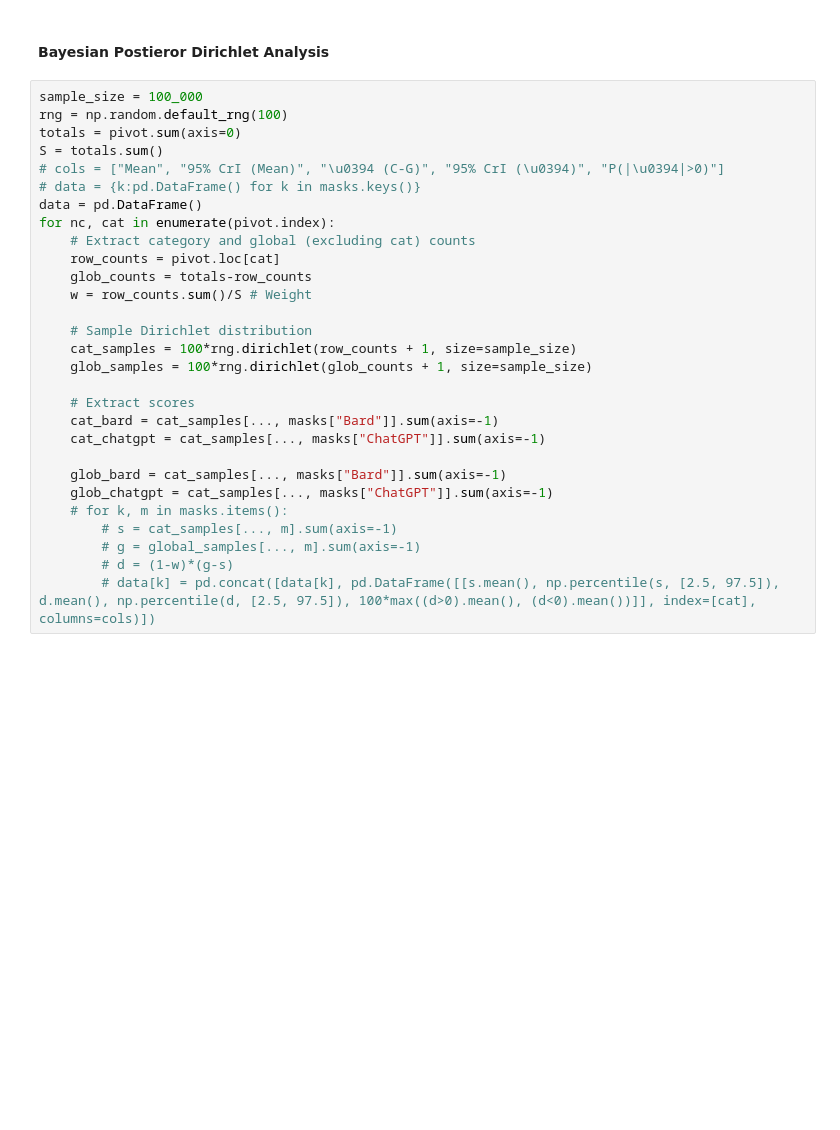
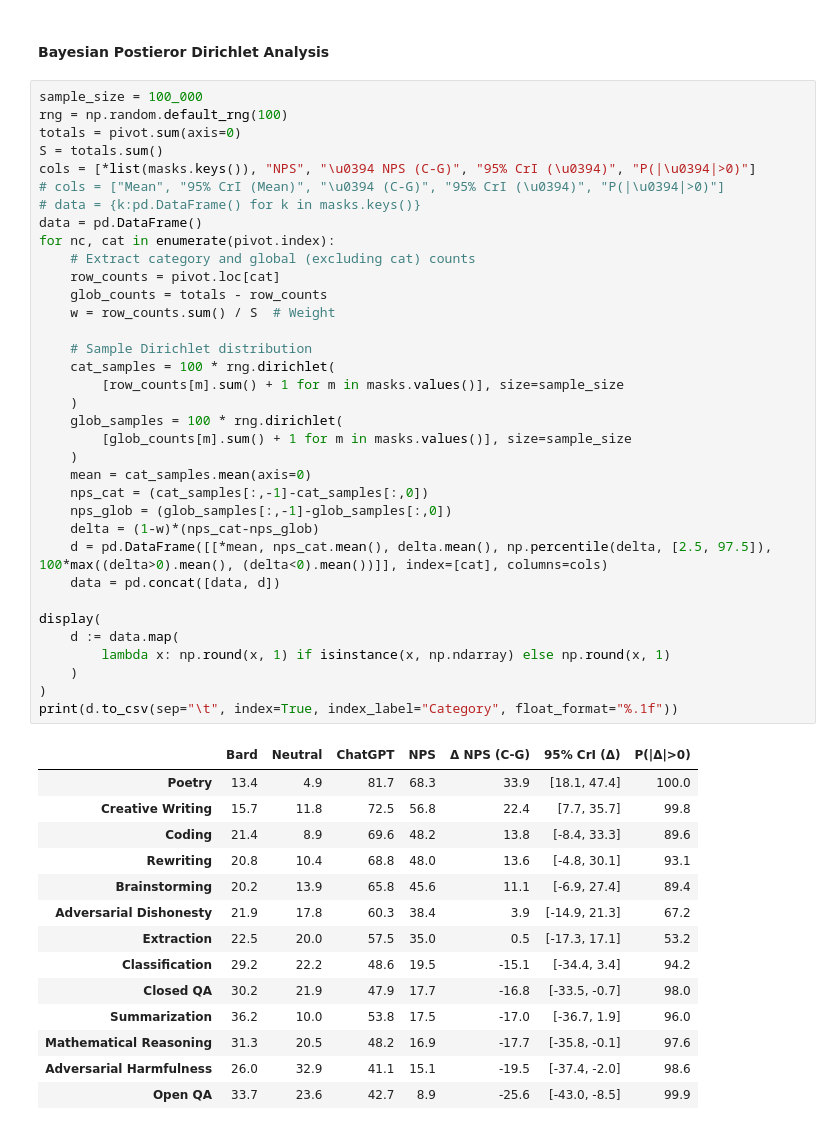
Before and after one commit to aswyatt/DA-Python, a Jupyter notebook: Interview/Data Analysis 1/Human Eval Bard.ipynb, the cells around one changed output. Drawn from its saved outputs; the diff is of its cells as text; blank space fills up the shorter version.

```diff
--- a/Interview/Data Analysis 1/Human Eval Bard.ipynb
+++ b/Interview/Data Analysis 1/Human Eval Bard.ipynb
@@ -806,29 +796,50 @@ plt.show()
 # %%
 sample_size = 100_000
 rng = np.random.default_rng(100)
 totals = pivot.sum(axis=0)
 S = totals.sum()
+cols = [*list(masks.keys()), "NPS", "\u0394 NPS (C-G)", "95% CrI (\u0394)", "P(|\u0394|>0)"]
 # cols = ["Mean", "95% CrI (Mean)", "\u0394 (C-G)", "95% CrI (\u0394)", "P(|\u0394|>0)"]
 # data = {k:pd.DataFrame() for k in masks.keys()}
 data = pd.DataFrame()
 for nc, cat in enumerate(pivot.index):
     # Extract category and global (excluding cat) counts
     row_counts = pivot.loc[cat]
-    glob_counts = totals-row_counts
-    w = row_counts.sum()/S # Weight
+    glob_counts = totals - row_counts
+    w = row_counts.sum() / S  # Weight
 
     # Sample Dirichlet distribution
-    cat_samples = 100*rng.dirichlet(row_counts + 1, size=sample_size)
-    glob_samples = 100*rng.dirichlet(glob_counts + 1, size=sample_size)
+    cat_samples = 100 * rng.dirichlet(
+        [row_counts[m].sum() + 1 for m in masks.values()], size=sample_size
+    )
+    glob_samples = 100 * rng.dirichlet(
+        [glob_counts[m].sum() + 1 for m in masks.values()], size=sample_size
+    )
+    mean = cat_samples.mean(axis=0)
+    nps_cat = (cat_samples[:,-1]-cat_samples[:,0])
+    nps_glob = (glob_samples[:,-1]-glob_samples[:,0])
+    delta = (1-w)*(nps_cat-nps_glob)
+    d = pd.DataFrame([[*mean, nps_cat.mean(), delta.mean(), np.percentile(delta, [2.5, 97.5]), 100*max((delta>0).mean(), (delta<0).mean())]], index=[cat], columns=cols)
+    data = pd.concat([data, d])
 
-    # Extract scores
-    cat_bard = cat_samples[..., masks["Bard"]].sum(axis=-1)
-    cat_chatgpt = cat_samples[..., masks["ChatGPT"]].sum(axis=-1)
-
-    glob_bard = cat_samples[..., masks["Bard"]].sum(axis=-1)
-    glob_chatgpt = cat_samples[..., masks["ChatGPT"]].sum(axis=-1)
-    # for k, m in masks.items():
-        # s = cat_samples[..., m].sum(axis=-1)
-        # g = global_samples[..., m].sum(axis=-1)
-        # d = (1-w)*(g-s)
-        # data[k] = pd.concat([data[k], pd.DataFrame([[s.mean(), np.percentile(s, [2.5, 97.5]), d.mean(), np.percentile(d, [2.5, 97.5]), 100*max((d>0).mean(), (d<0).mean())]], index=[cat], columns=cols)])
+display(
+    d := data.map(
+        lambda x: np.round(x, 1) if isinstance(x, np.ndarray) else np.round(x, 1)
+    )
+)
+print(d.to_csv(sep="\t", index=True, index_label="Category", float_format="%.1f"))
+# %% [output]
+|  | Bard | Neutral | ChatGPT | NPS | Δ NPS (C-G) | 95% CrI (Δ) | P(|Δ|>0) |
+| Poetry | 13.4 | 4.9 | 81.7 | 68.3 | 33.9 | [18.1, 47.4] | 100.0 |
+| Creative Writing | 15.7 | 11.8 | 72.5 | 56.8 | 22.4 | [7.7, 35.7] | 99.8 |
+| Coding | 21.4 | 8.9 | 69.6 | 48.2 | 13.8 | [-8.4, 33.3] | 89.6 |
+| Rewriting | 20.8 | 10.4 | 68.8 | 48.0 | 13.6 | [-4.8, 30.1] | 93.1 |
+| Brainstorming | 20.2 | 13.9 | 65.8 | 45.6 | 11.1 | [-6.9, 27.4] | 89.4 |
+| Adversarial Dishonesty | 21.9 | 17.8 | 60.3 | 38.4 | 3.9 | [-14.9, 21.3] | 67.2 |
+| Extraction | 22.5 | 20.0 | 57.5 | 35.0 | 0.5 | [-17.3, 17.1] | 53.2 |
+| Classification | 29.2 | 22.2 | 48.6 | 19.5 | -15.1 | [-34.4, 3.4] | 94.2 |
+| Closed QA | 30.2 | 21.9 | 47.9 | 17.7 | -16.8 | [-33.5, -0.7] | 98.0 |
+| Summarization | 36.2 | 10.0 | 53.8 | 17.5 | -17.0 | [-36.7, 1.9] | 96.0 |
+| Mathematical Reasoning | 31.3 | 20.5 | 48.2 | 16.9 | -17.7 | [-35.8, -0.1] | 97.6 |
+| Adversarial Harmfulness | 26.0 | 32.9 | 41.1 | 15.1 | -19.5 | [-37.4, -2.0] | 98.6 |
+| Open QA | 33.7 | 23.6 | 42.7 | 8.9 | -25.6 | [-43.0, -8.5] | 99.9 |
```
Also changed, not shown: parts of 37 cells of this notebook.
